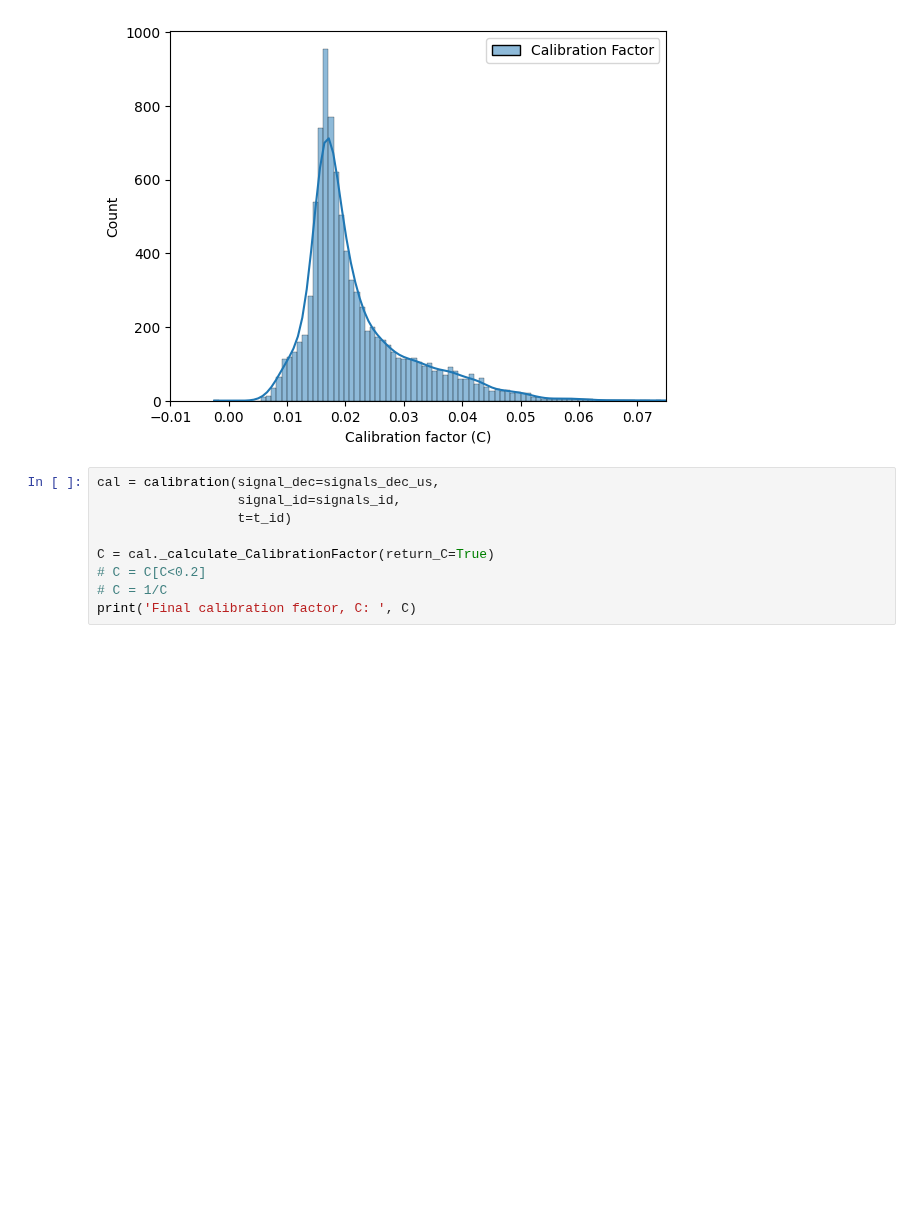
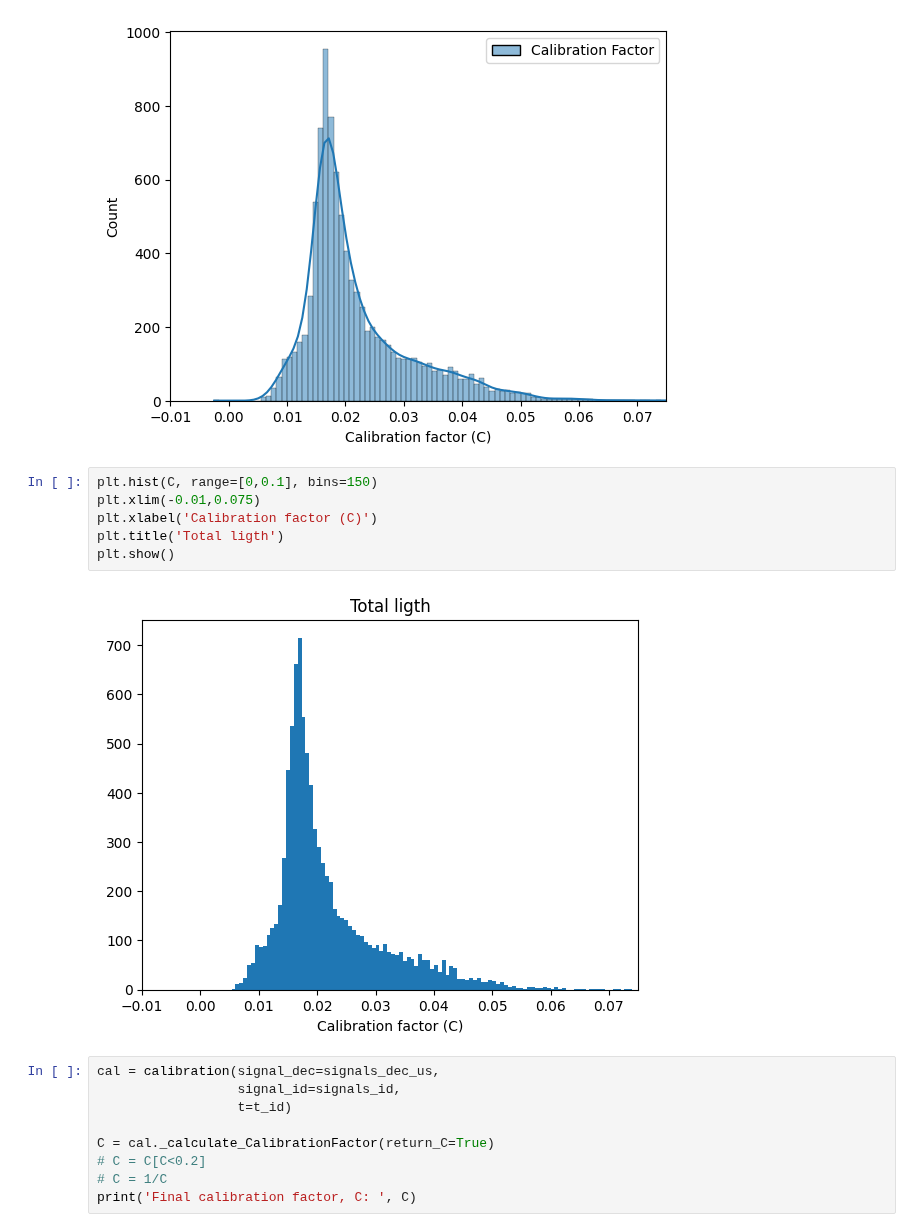
Before and after one commit to JaviGamero/LArTPC_Calibration, a Jupyter notebook: scripts/python/signalCalibration/ConversionFactor.ipynb, the cells around one changed output. Drawn from its saved outputs; the diff is of its cells as text; blank space fills up the shorter version.

Commit message:
VIS-VUV conversion factor

```diff
--- a/scripts/python/signalCalibration/ConversionFactor.ipynb
+++ b/scripts/python/signalCalibration/ConversionFactor.ipynb
@@ -194,6 +194,14 @@ plt.show()
 # %% [output]
 Calibration factor distribution returned
 [figure]
+# %%
+plt.hist(C, range=[0,0.1], bins=150)
+plt.xlim(-0.01,0.075)
+plt.xlabel('Calibration factor (C)')
+plt.title('Total ligth')
+plt.show()
+# %% [output]
+[figure, added]
 # %%
 cal = calibration(signal_dec=signals_dec_us,
                   signal_id=signals_id,
```
Also changed, not shown: 4 other files.
